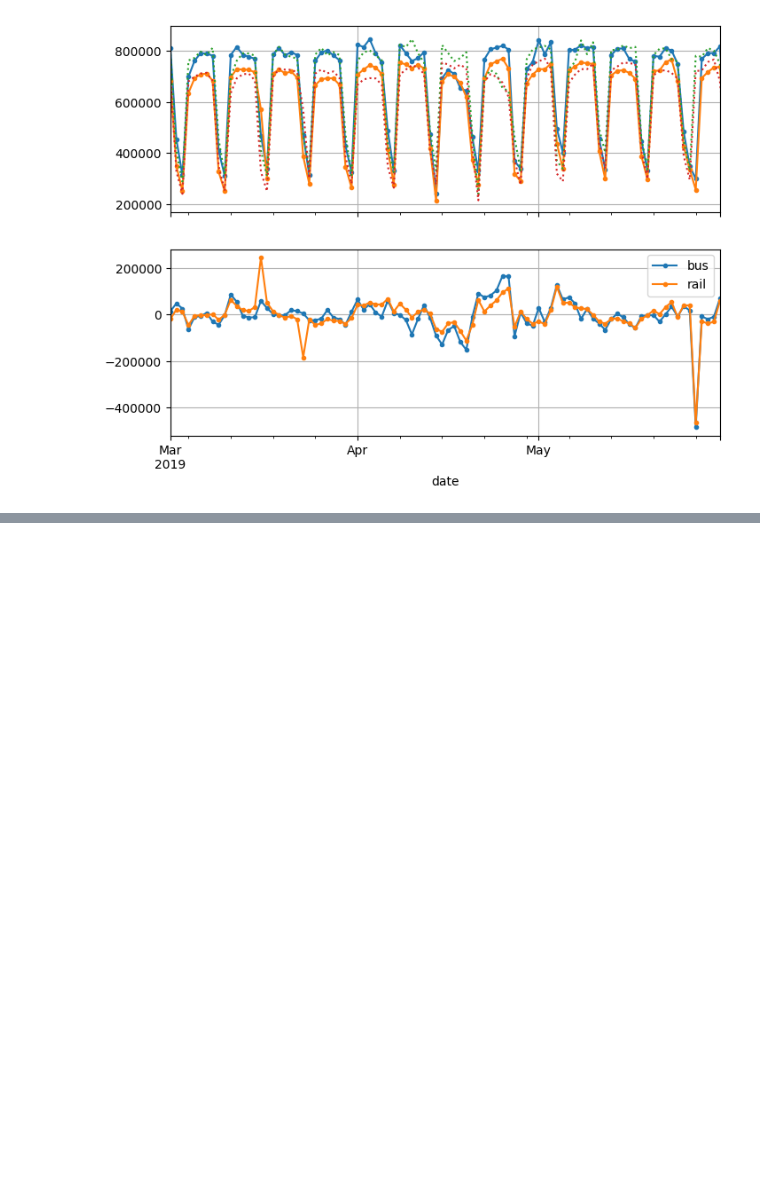
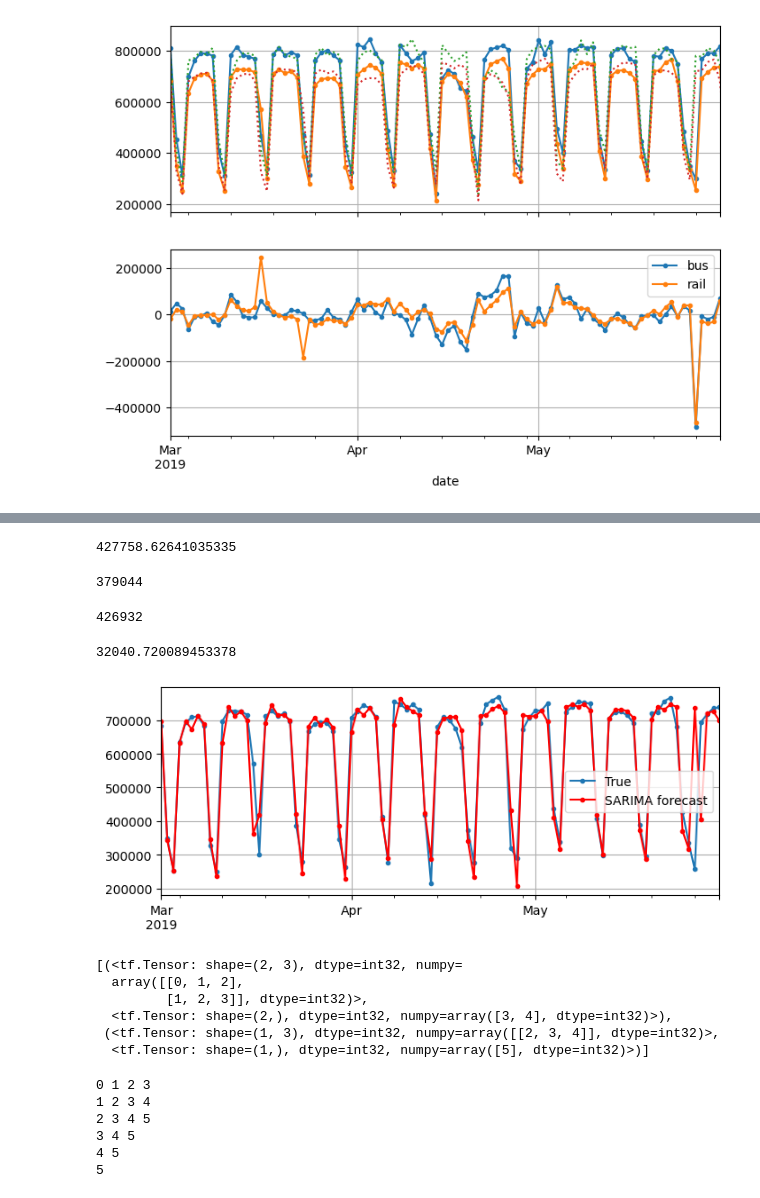
Before and after one commit to Elmir22/Data-science-ML-models-, a Jupyter notebook: Times_series_2.ipynb, the cells around one changed output, grey strips where cells are left out. Saved outputs shown, nothing was run; the diff lists cells and outputs as text; code cells hidden in the pictures; blank space fills up the shorter version.

```diff
--- a/Times_series_2.ipynb
+++ b/Times_series_2.ipynb
@@ -61,0 +99,8 @@ plt.show()
+# %%
+from statsmodels.tsa.arima.model import ARIMA
+
+origin, today = "2019-01-01", "2019-05-31"
+rail_series = df.loc[origin:today]["rail"].asfreq("D")
+model = ARIMA(rail_series, order=(1, 0, 0),seasonal_order=(0, 1, 1, 7))
+model = model.fit()
+y_pred = model.forecast()
@@ -61,0 +129,69 @@ plt.show()
+# %%
+y_pred[0]
+# %% [output]
+427758.62641035335
+# %%
+df["rail"].loc["2019-06-01"]
+# %% [output]
+379044
+# %%
+df["rail"].loc["2019-05-25"]
+# %% [output]
+426932
+# %%
+origin, start_date, end_date = "2019-01-01", "2019-03-01", "2019-05-31"
+time_period = pd.date_range(start=start_date, end=end_date)
+rail_series = df.loc[origin:end_date]["rail"].asfreq("D")
+y_preds = []
+for today in time_period.shift(-1):
+  model = ARIMA(rail_series[origin:today],
+                order=(1, 0, 0),
+                seasonal_order=(0,1,1,7))
+  model = model.fit()
+  y_pred = model.forecast()
+  y_preds.append(y_pred.iloc[0])
+
+y_preds = pd.Series(y_preds, index=time_period)
+mae = (y_preds - rail_series[time_period]).abs().mean()
+# %%
+mae
+# %% [output]
+32040.720089453378
+# %%
+fig, ax = plt.subplots(figsize=(8, 3))
+rail_series.loc[time_period].plot(label="True", ax=ax, marker=".", grid=True)
+ax.plot(y_preds, color="r", marker=".", label="SARIMA forecast")
+plt.legend()
+plt.show()
+# %% [output]
+[figure, added]
+# %%
+import tensorflow as tf
+
+my_series = [0,1,2,3,4,5]
+my_dataset = tf.keras.utils.timeseries_dataset_from_array(
+    my_series,
+    targets = my_series[3:],
+    sequence_length=3,
+    batch_size=2
+)
+list(my_dataset)
+# %% [output]
+[(<tf.Tensor: shape=(2, 3), dtype=int32, numpy=
+  array([[0, 1, 2],
+         [1, 2, 3]], dtype=int32)>,
+  <tf.Tensor: shape=(2,), dtype=int32, numpy=array([3, 4], dtype=int32)>),
+ (<tf.Tensor: shape=(1, 3), dtype=int32, numpy=array([[2, 3, 4]], dtype=int32)>,
+  <tf.Tensor: shape=(1,), dtype=int32, numpy=array([5], dtype=int32)>)]
+# %%
+for window_dataset in tf.data.Dataset.range(6).window(4, shift=1):
+  for element in window_dataset:
+    print(f"{element}", end=" ")
+  print()
+# %% [output]
+0 1 2 3
+1 2 3 4
+2 3 4 5
+3 4 5
+4 5
+5
```
Also changed, not shown: parts of 13 cells of this notebook.
